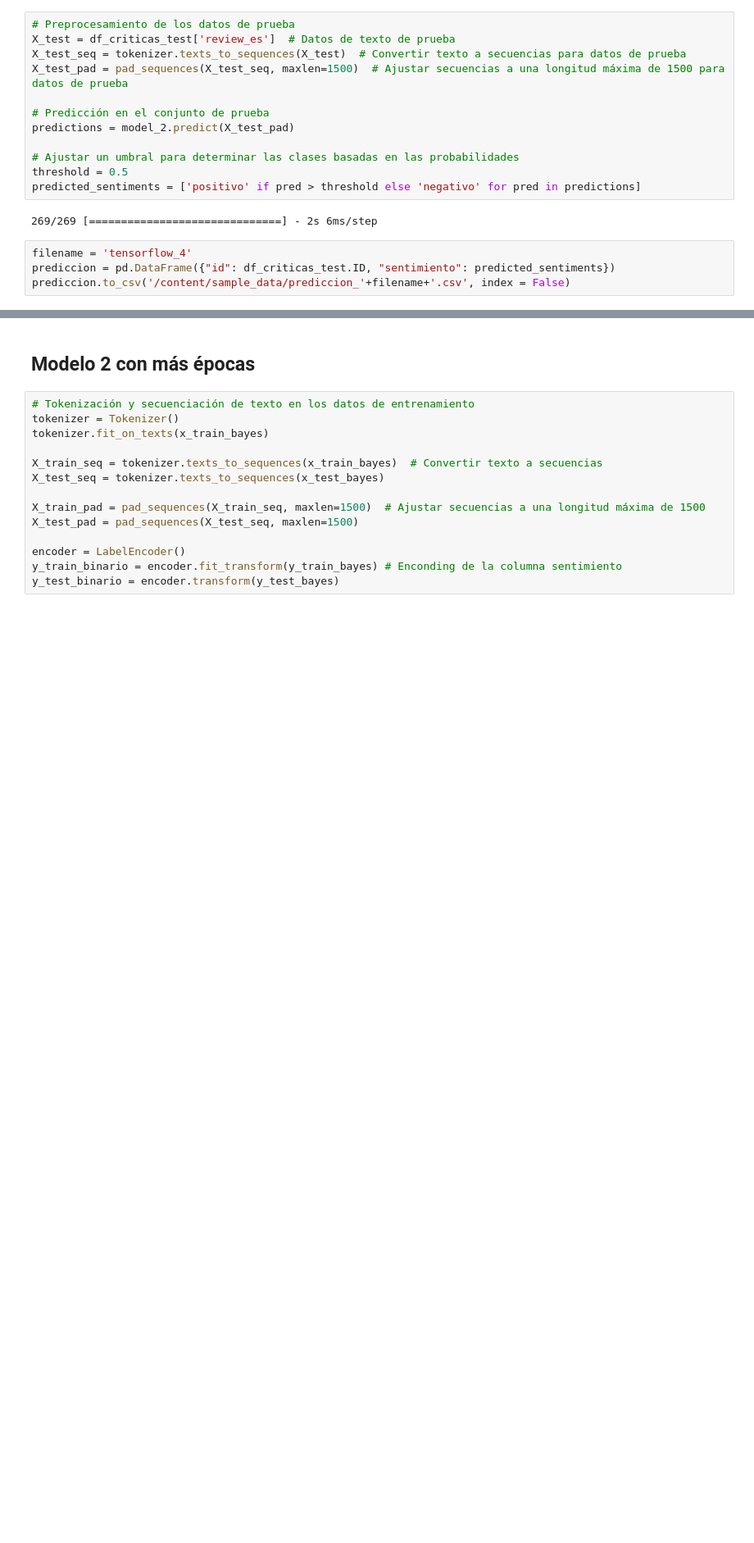
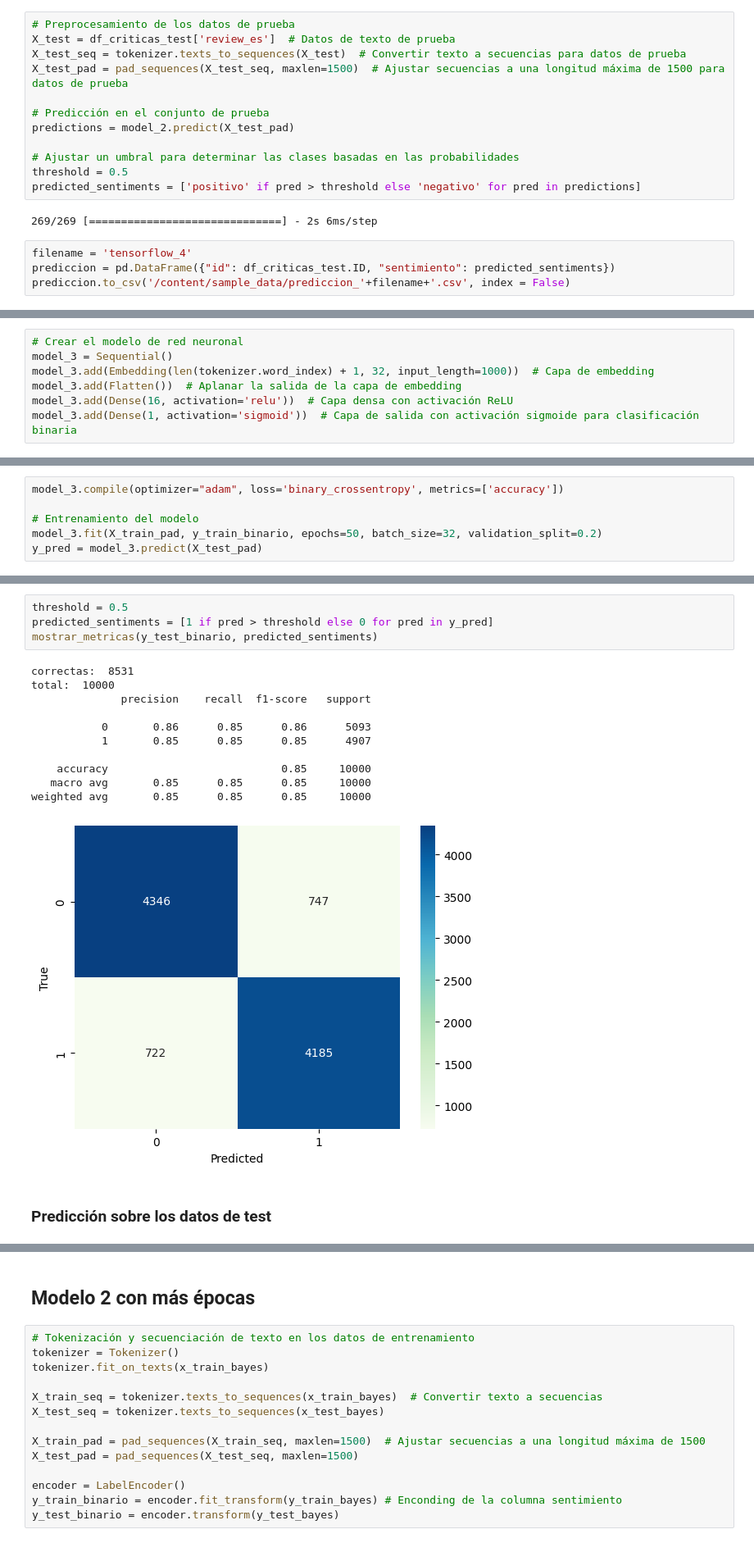
Before and after one commit to franmazzaro/7506R-2C2023-GRUPO39, a Jupyter notebook: 7506R_TP2_GRUPO39_CHP1_ENTREGA.ipynb, the cells around one changed output, grey strips where cells are left out. Shown at 82% size. Drawn from its saved outputs; the diff is of its cells as text; blank space fills up the shorter version.

```diff
--- a/7506R_TP2_GRUPO39_CHP1_ENTREGA.ipynb
+++ b/7506R_TP2_GRUPO39_CHP1_ENTREGA.ipynb
@@ -452,0 +501,7 @@ prediccion.to_csv('/content/sample_data/prediccion_'+filename+'.csv', index = Fa
+# %%
+# Crear el modelo de red neuronal
+model_3 = Sequential()
+model_3.add(Embedding(len(tokenizer.word_index) + 1, 32, input_length=1000))  # Capa de embedding
+model_3.add(Flatten())  # Aplanar la salida de la capa de embedding
+model_3.add(Dense(16, activation='relu'))  # Capa densa con activación ReLU
+model_3.add(Dense(1, activation='sigmoid'))  # Capa de salida con activación sigmoide para clasificación binaria
@@ -452,0 +510,6 @@ prediccion.to_csv('/content/sample_data/prediccion_'+filename+'.csv', index = Fa
+# %%
+model_3.compile(optimizer="adam", loss='binary_crossentropy', metrics=['accuracy'])
+
+# Entrenamiento del modelo
+model_3.fit(X_train_pad, y_train_binario, epochs=50, batch_size=32, validation_split=0.2)
+y_pred = model_3.predict(X_test_pad)
@@ -452,0 +534,18 @@ prediccion.to_csv('/content/sample_data/prediccion_'+filename+'.csv', index = Fa
+# %%
+threshold = 0.5
+predicted_sentiments = [1 if pred > threshold else 0 for pred in y_pred]
+mostrar_metricas(y_test_binario, predicted_sentiments)
+# %% [output]
+correctas:  8531
+total:  10000
+              precision    recall  f1-score   support
+
+           0       0.86      0.85      0.86      5093
+           1       0.85      0.85      0.85      4907
+
+    accuracy                           0.85     10000
+   macro avg       0.85      0.85      0.85     10000
+weighted avg       0.85      0.85      0.85     10000
+[figure, added]
+# %% [markdown]
+### Predicción sobre los datos de test
```
Also changed, not shown: parts of 53 cells of this notebook.
